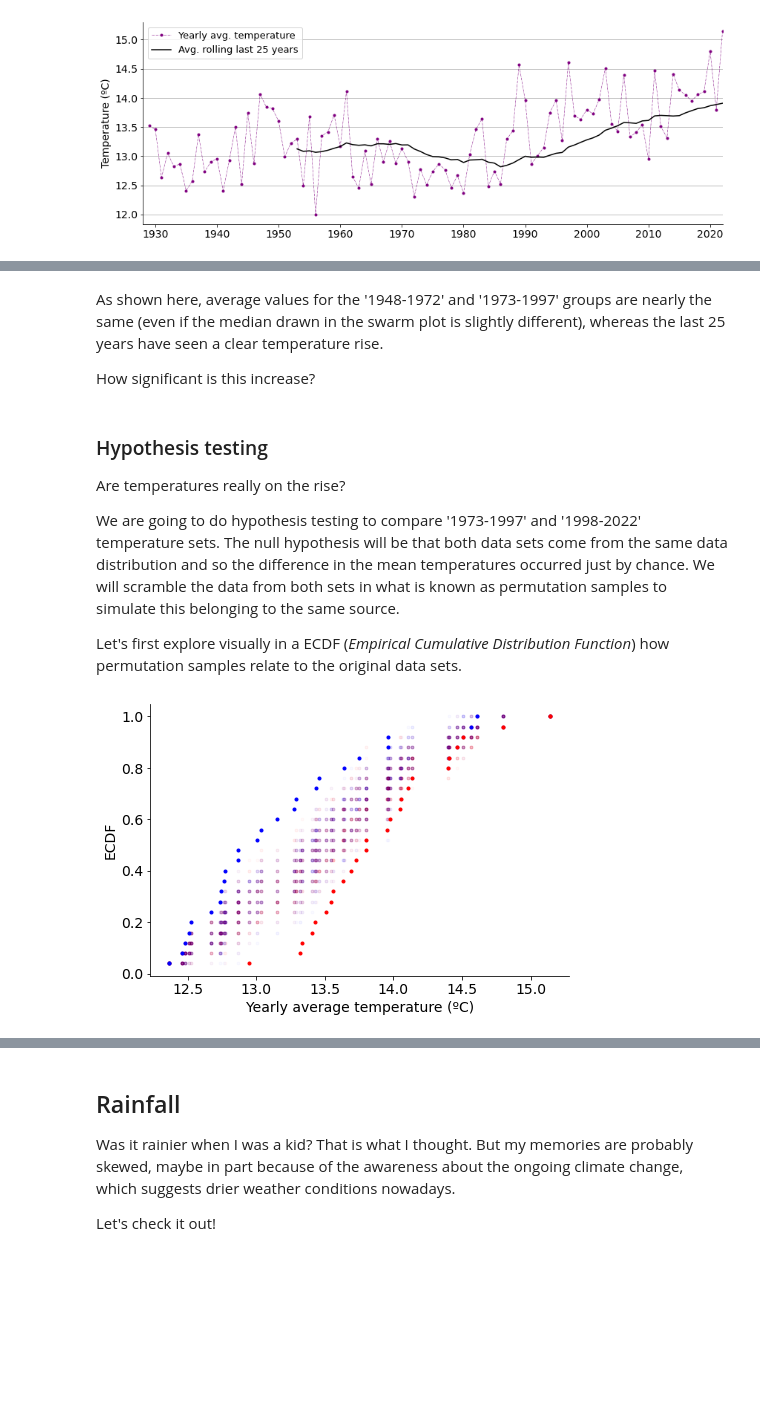
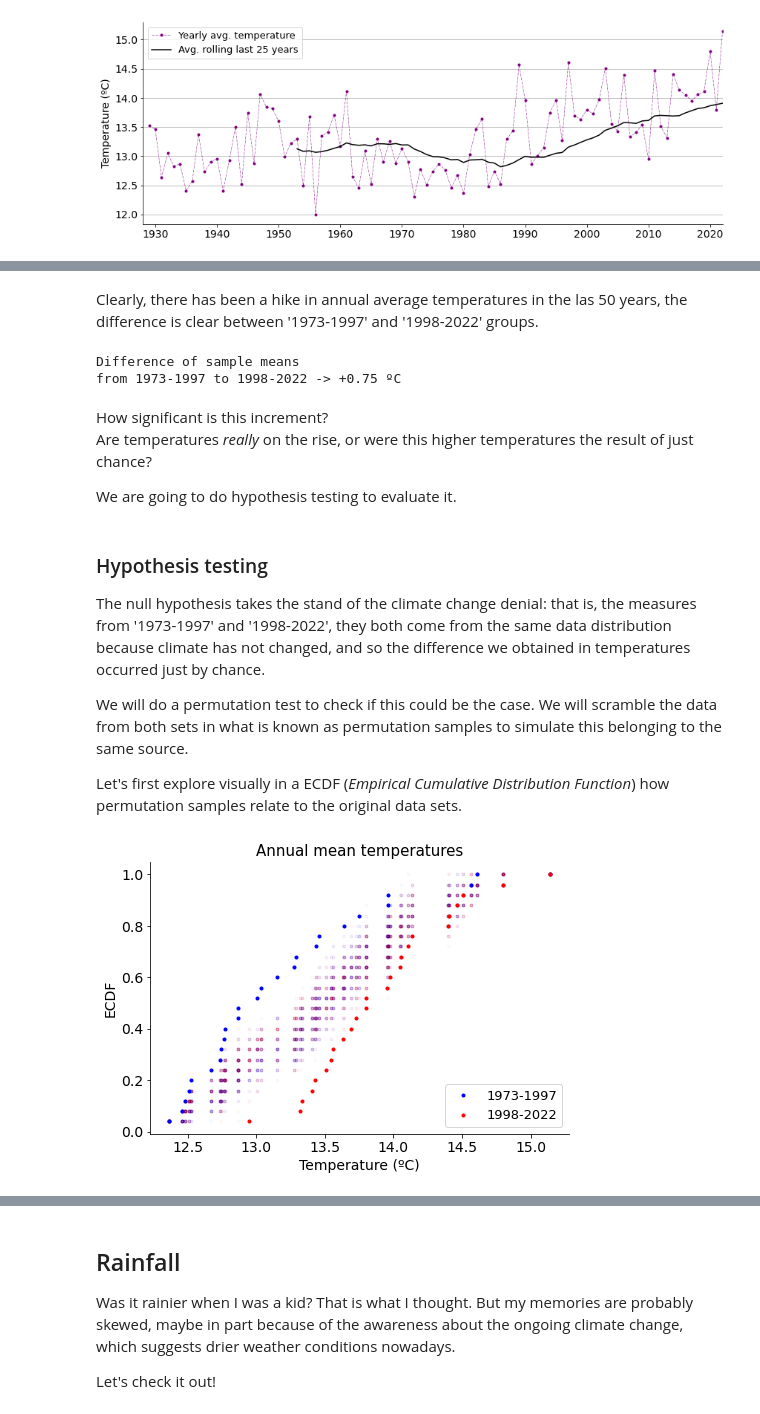
Before and after one commit to mikel-imaz/projects, a Jupyter notebook: jupyter-book/notebooks/climate.ipynb, the cells around one changed output, grey strips where cells are left out. Cells and saved outputs as stored; diff of their text form; code cells hidden in the pictures; blank space fills up the shorter version.

Commit message:
Climate Change update

```diff
--- a/jupyter-book/notebooks/climate.ipynb
+++ b/jupyter-book/notebooks/climate.ipynb
@@ -228,55 +268,64 @@ Average value *1998-2022* -> **13.91** ºC
+# %% [markdown]
+Clearly, there has been a hike in annual average temperatures in the las 50 years, the difference is clear between '1973-1997' and '1998-2022' groups.
+# %%
+# Compute the difference of the sample means
+mean_diff = np.mean(temp_98_22) - np.mean(temp_73_97)
+
+print(f"Difference of sample means\nfrom 1973-1997 to 1998-2022 -> +{mean_diff:.2f} ºC")
+# %% [output]
+Difference of sample means
+from 1973-1997 to 1998-2022 -> +0.75 ºC
 # %% [markdown]
-As shown here, average values for the '1948-1972' and '1973-1997' groups are nearly the same (even if the median drawn in the swarm plot is slightly different), whereas the last 25 years have seen a clear temperature rise.
+How significant is this increment?
+Are temperatures *really* on the rise, or were this higher temperatures the result of just chance?
 
-How significant is this increase?
+We are going to do hypothesis testing to evaluate it.
 # %% [markdown]
 ### Hypothesis testing
-Are temperatures really on the rise?
+The null hypothesis takes the stand of the climate change denial: that is, the measures from '1973-1997' and '1998-2022', they both come from the same data distribution because climate has not changed, and so the difference we obtained in temperatures occurred just by chance.
 
-We are going to do hypothesis testing to compare '1973-1997' and '1998-2022' temperature sets. The null hypothesis will be that both data sets come from the same data distribution and so the difference in the mean temperatures occurred just by chance. We will scramble the data from both sets in what is known as permutation samples to simulate this belonging to the same source.
+We will do a permutation test to check if this could be the case. We will scramble the data from both sets in what is known as permutation samples to simulate this belonging to the same source.
 
 Let's first explore visually in a ECDF (*Empirical Cumulative Distribution Function*) how permutation samples relate to the original data sets.
 # %%
-# Establish random numbers' seed for reproducibility
-np.random.seed(111)
-
 # Plot
 fig, ax = plt.subplots(figsize=(7.5, 5))
 
 # Number of permutation samples to draw
 n_samples = 100
 
 # Iterate
 for _ in range(n_samples):
     # Generate permutation samples
     perm_sample_1, perm_sample_2 = my.permutation_sample(temp_73_97, temp_98_22)
 
     # Compute ECDFs
     x_1, y_1 = my.ecdf(perm_sample_1)
     x_2, y_2 = my.ecdf(perm_sample_2)
 
     # Plot ECDFs of permutation sample
     ax.plot(x_1, y_1, marker='.', linestyle='none', color='blue', alpha=0.02)
     ax.plot(x_2, y_2, marker='.', linestyle='none', color='red', alpha=0.02)
 
 
 # Now create and plot ECDFs from original data
 x_1, y_1 = my.ecdf(temp_73_97)
 x_2, y_2 = my.ecdf(temp_98_22)
-ax.plot(x_1, y_1, marker='.', linestyle='none', color='blue')
-ax.plot(x_2, y_2, marker='.', linestyle='none', color='red')
+ax.plot(x_1, y_1, marker='.', linestyle='none', color='blue', label="1973-1997")
+ax.plot(x_2, y_2, marker='.', linestyle='none', color='red', label="1998-2022")
 
 ax.set_axisbelow(True)
 ax.tick_params(axis='x', labelsize=14, rotation=0)
 ax.tick_params(axis='y', labelsize=14)
-ax.set_title("", size=15)
-ax.set_xlabel("Yearly average temperature (ºC)", size=14)
+ax.set_title("Annual mean temperatures", size=15)
+ax.set_xlabel("Temperature (ºC)", size=14)
 ax.set_ylabel("ECDF", size=14)
+ax.legend(loc='lower right', fontsize=13)
 sns.despine()
 
 plt.show()
 # %% [output]
-[figure, old version]
+[figure, new version]
 # %% [markdown]
 We see that permutated data sets (in hazed purple points) do not overlap with the original temperature sets, suggesting there is a significant difference among them. Let's prove it!
 
```
Also changed, not shown: parts of 32 cells of this notebook, 1 other file.
